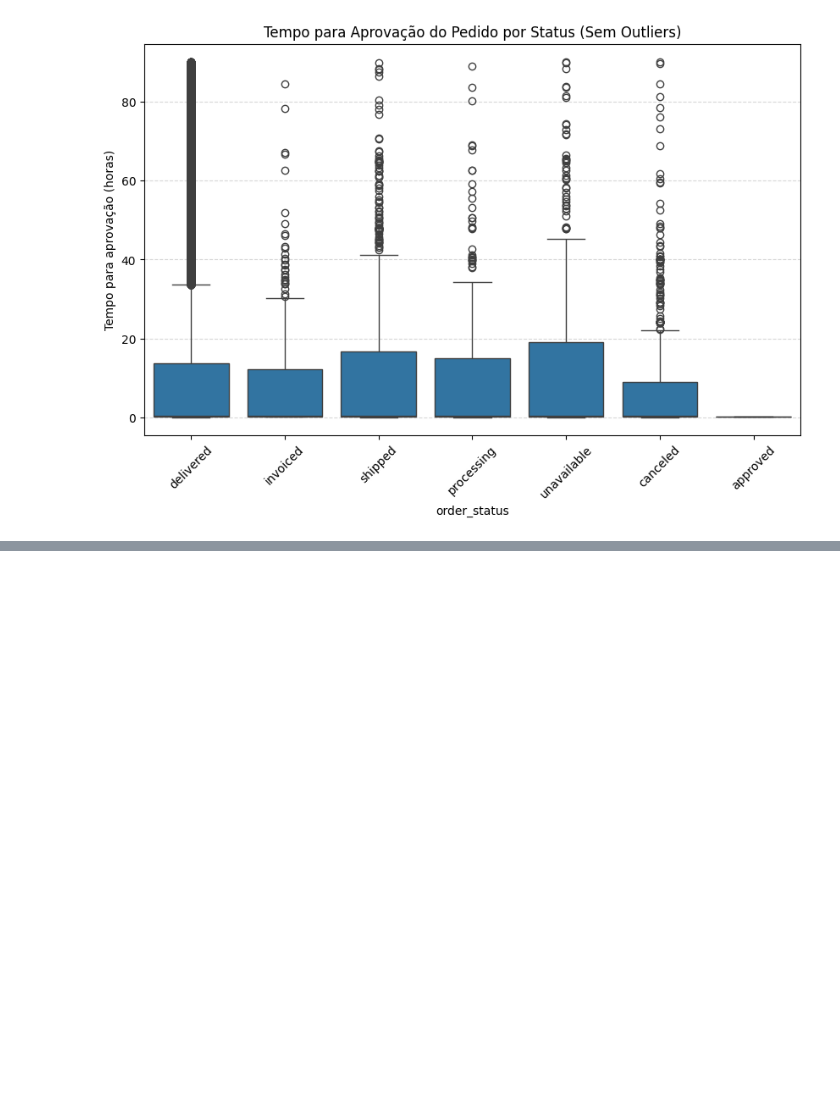
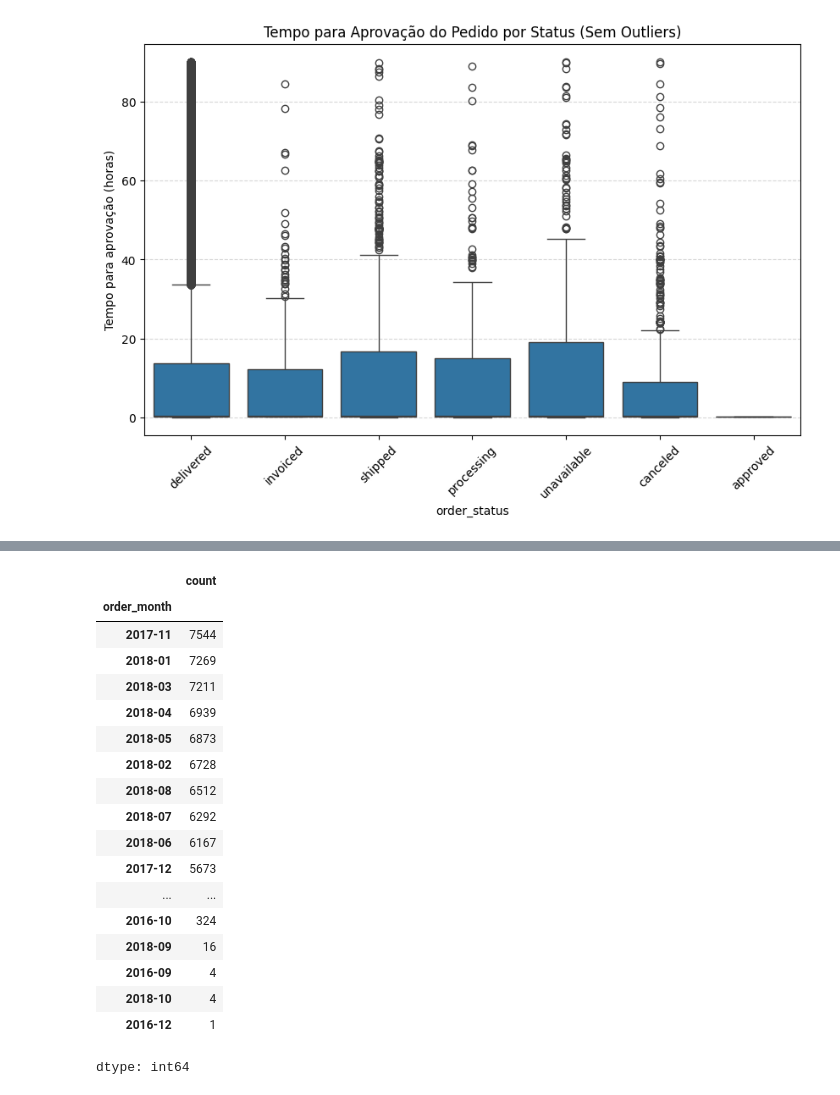
Before and after one commit to talescn/KAGGLE---Brazilian-E-Commerce, a Jupyter notebook: Brazilian_E_Commerce_Public_Dataset_by_Olist.ipynb, the cells around one changed output, grey strips where cells are left out. Drawn from its saved outputs; the diff is of its cells as text; code cells hidden in the pictures; blank space fills up the shorter version.

```diff
--- a/Brazilian_E_Commerce_Public_Dataset_by_Olist.ipynb
+++ b/Brazilian_E_Commerce_Public_Dataset_by_Olist.ipynb
@@ -200,0 +223,23 @@ plt.show()
+# %%
+df["order_month"] = df["order_purchase_timestamp"].dt.to_period("M")
+df["order_month"].value_counts()
+# %% [output]
+|  | count |
+| order_month |  |
+| 2017-11 | 7544 |
+| 2018-01 | 7269 |
+| 2018-03 | 7211 |
+| 2018-04 | 6939 |
+| 2018-05 | 6873 |
+| 2018-02 | 6728 |
+| 2018-08 | 6512 |
+| 2018-07 | 6292 |
+| 2018-06 | 6167 |
+| 2017-12 | 5673 |
+| ... | ... |
+| 2016-10 | 324 |
+| 2018-09 | 16 |
+| 2016-09 | 4 |
+| 2018-10 | 4 |
+| 2016-12 | 1 |
+dtype: int64
```
Also changed, not shown: parts of 7 cells of this notebook.
